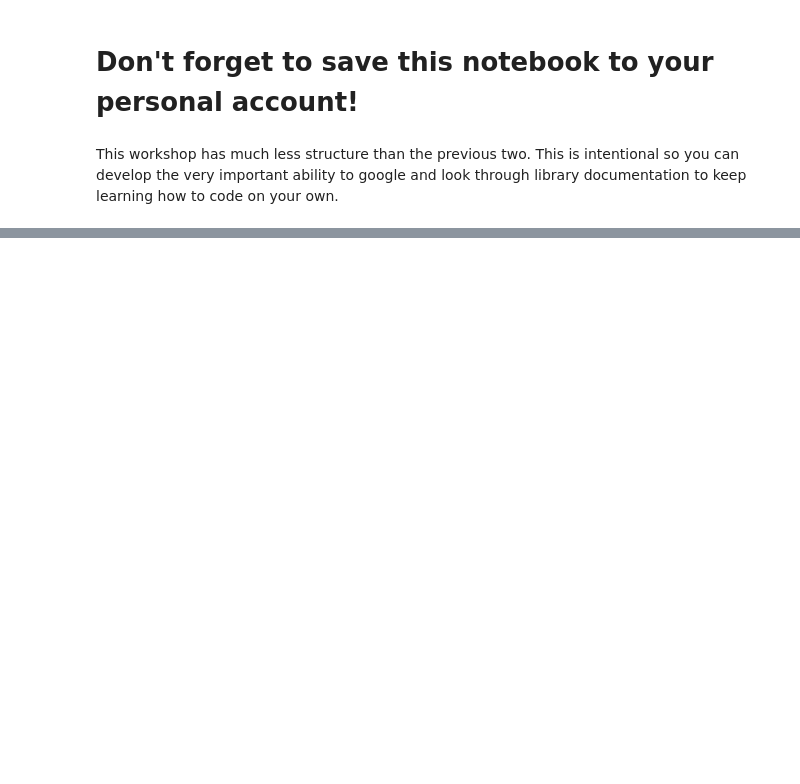
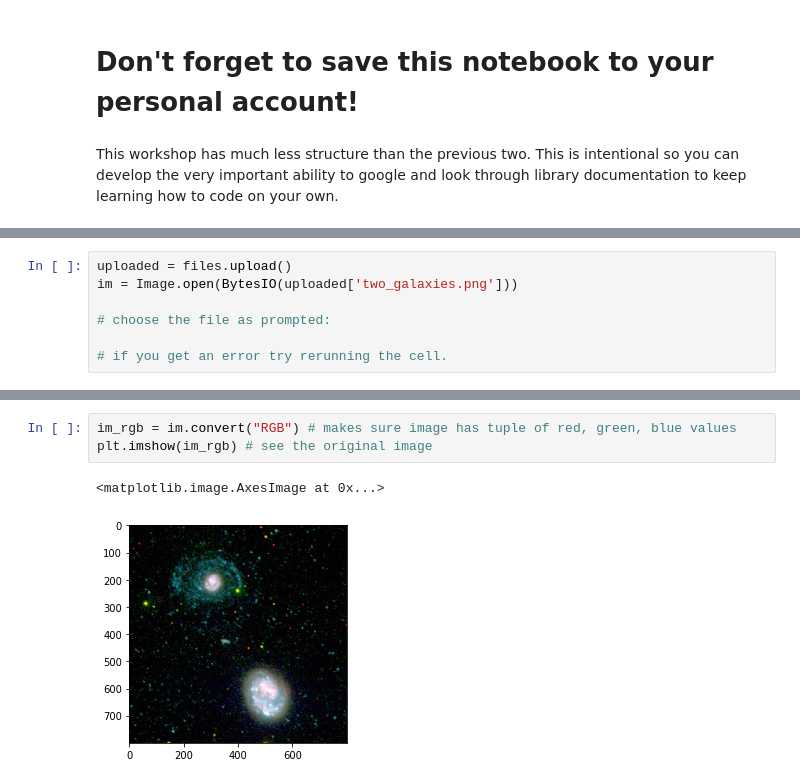
Before and after one commit to imruffin/FEMMESHackathon, a Jupyter notebook: workshop_3.ipynb, the cells around one changed output, grey strips where cells are left out. Drawn from its saved outputs; the diff is of its cells as text; blank space fills up the shorter version.

```diff
--- a/workshop_3.ipynb
+++ b/workshop_3.ipynb
@@ -12,0 +123,7 @@ from PIL import Image
+# %%
+uploaded = files.upload()
+im = Image.open(BytesIO(uploaded['two_galaxies.png']))
+
+# choose the file as prompted:
+
+# if you get an error try rerunning the cell.
@@ -12,0 +133,6 @@ from PIL import Image
+# %%
+im_rgb = im.convert("RGB") # makes sure image has tuple of red, green, blue values
+plt.imshow(im_rgb) # see the original image
+# %% [output]
+<matplotlib.image.AxesImage at 0x...>
+[figure, added]
```
Also changed, not shown: parts of 19 cells of this notebook.
